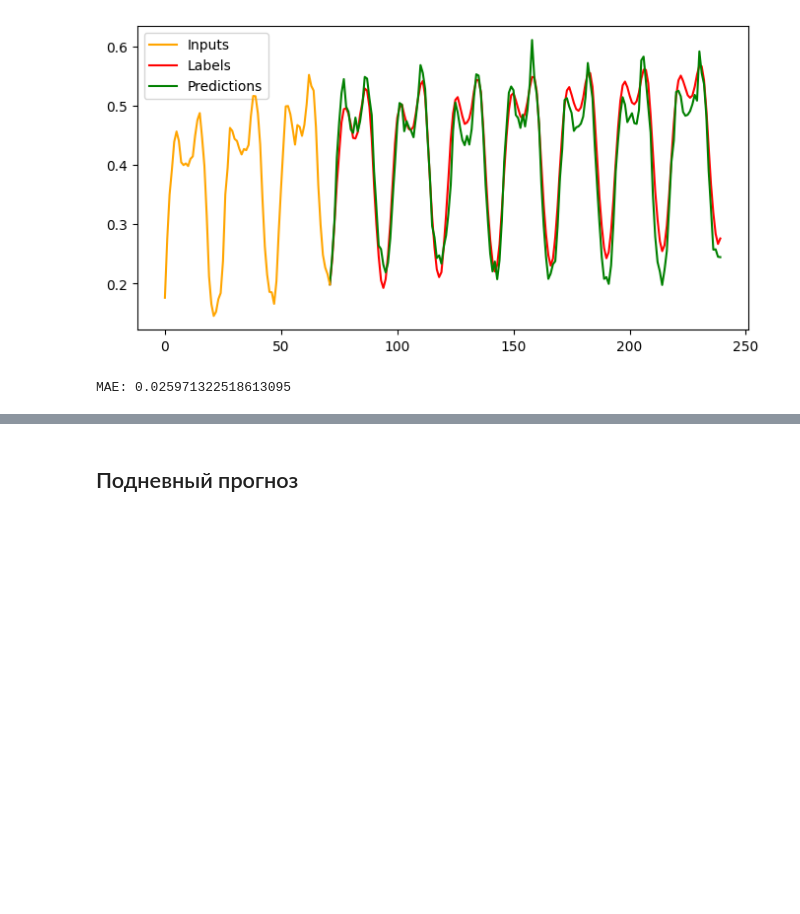
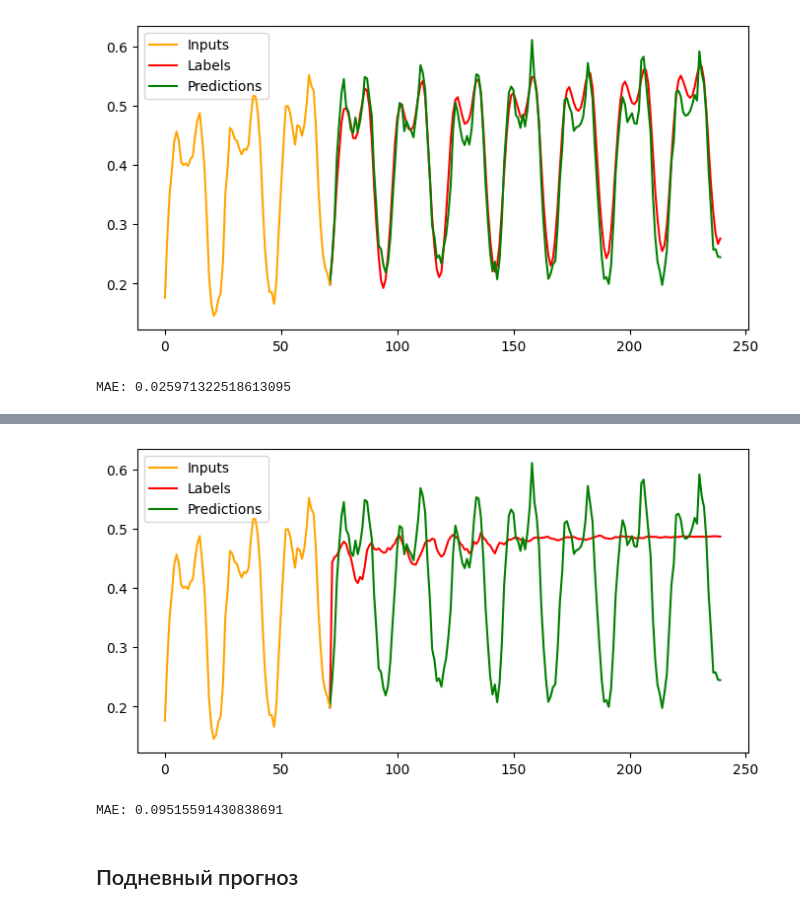
Before and after one commit to Noxell-zs/Energo, a Jupyter notebook: Example2.ipynb, the cells around one changed output, grey strips where cells are left out. Drawn from its saved outputs; the diff is of its cells as text; code cells hidden in the pictures; blank space fills up the shorter version.

```diff
--- a/Example2.ipynb
+++ b/Example2.ipynb
@@ -97,0 +133,2 @@ MAE: 0.025971322518613095
+# %%
+_ = g_model.fit(gr_train_x, train_y)
@@ -97,0 +138,2 @@ MAE: 0.025971322518613095
+# %%
+series = scaler.transform(three_new)[-preemption:].T.tolist()
@@ -98,3 +144,26 @@ MAE: 0.025971322518613095
+# %%
+for _ in tqdm.tqdm(range(24*7)):
+    s = np.array([i[-preemption:] for i in series]).reshape(-1)
+    series[-1].append(g_model.predict([s])[0])
+# %%
+y_true = [i[-1] for i in scaler.transform(energo.iloc[-24*7-preemption:])]
+# %%
+r1 = np.array(range(len(y_true[:preemption])))
+r2 = np.array(range(len(y_true[:preemption])-1, len(y_true)))
+
+plt.figure(figsize=(8,4))
+plt.plot(r1, y_true[:preemption], zorder=10, color='orange', label='Inputs')
+plt.plot(r2, series[-1][preemption-1:], color='red', label='Labels')
+plt.plot(r2, y_true[preemption-1:], color='green', label='Predictions')
+_ = plt.legend()
+
+plt.show()
+# %% [output]
+[figure, added]
+# %%
+print("MAE:", abs(np.array(series[-1][preemption:]) - np.array(y_true[preemption:])).mean())
+# %% [output]
+MAE: 0.09515591430838691
 # %% [markdown]
 ## Подневный прогноз
 # %% [markdown]
```
Also changed, not shown: parts of 26 cells of this notebook.
